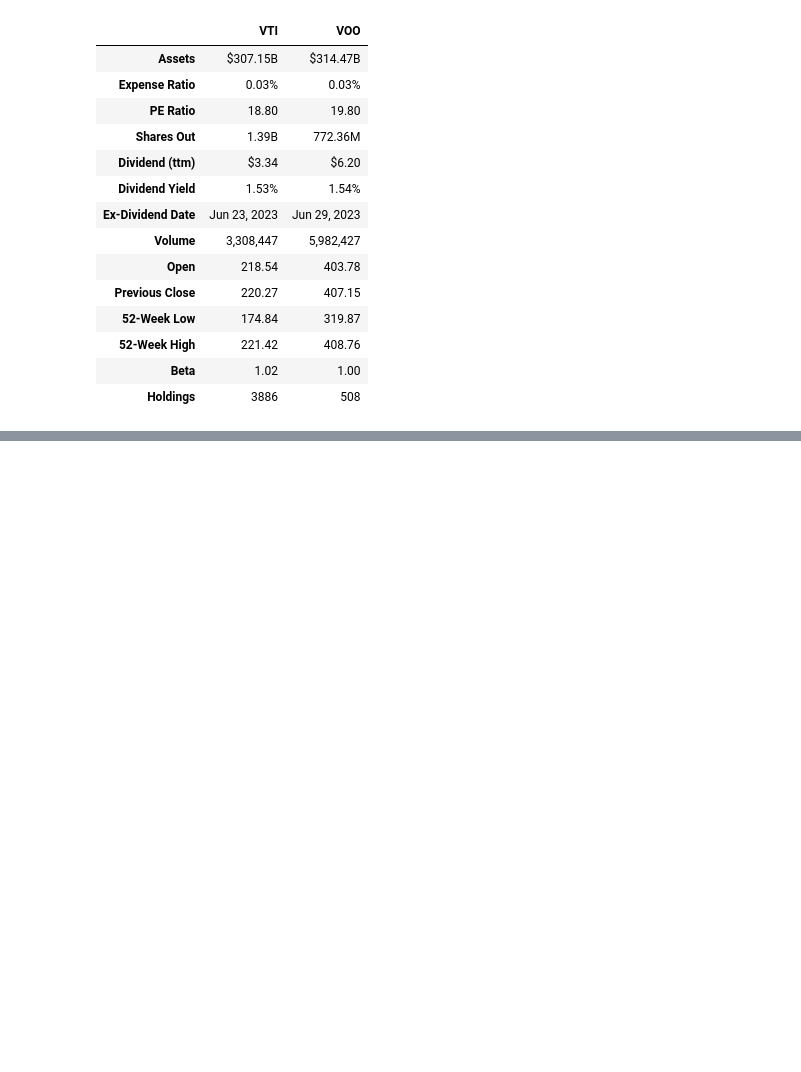
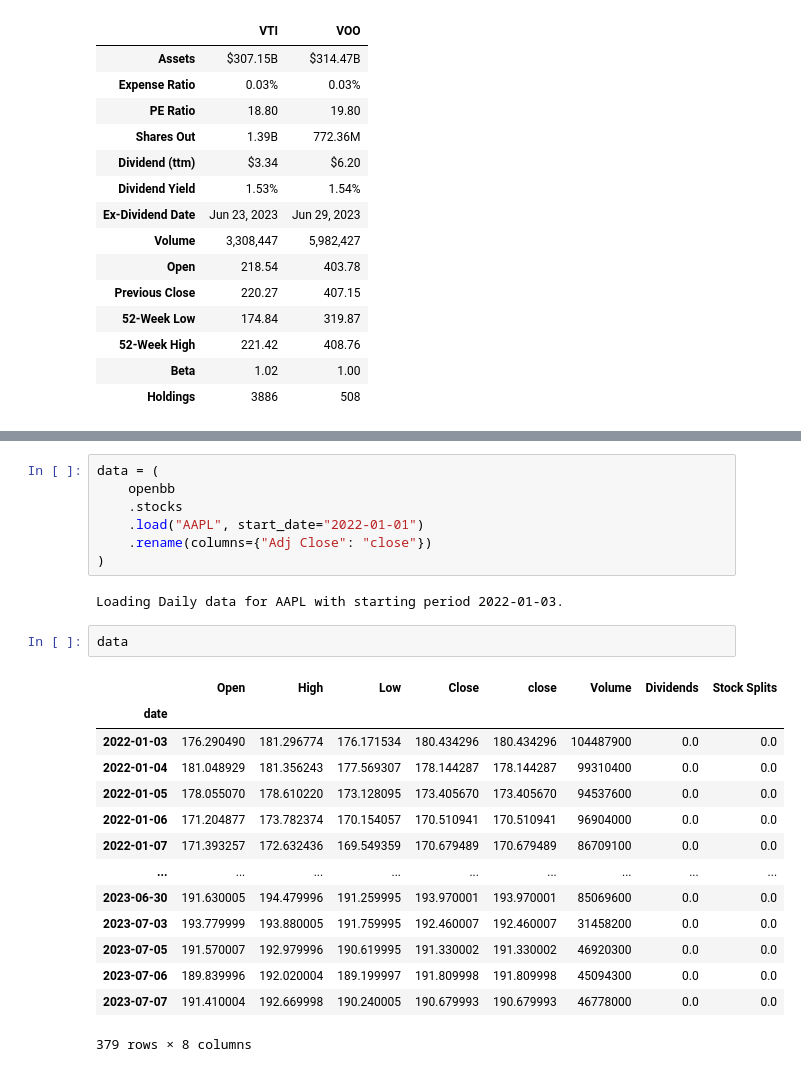
Before and after one commit to at672/CS-Backtesting, a Jupyter notebook: Notes.ipynb, the cells around one changed output, grey strips where cells are left out. Cells and saved outputs as stored; diff of their text form; blank space fills up the shorter version.

```diff
--- a/Notes.ipynb
+++ b/Notes.ipynb
@@ -206,0 +272,26 @@ compare_etfs
+# %%
+data = (
+    openbb
+    .stocks
+    .load("AAPL", start_date="2022-01-01")
+    .rename(columns={"Adj Close": "close"})
+)
+# %% [output]
+Loading Daily data for AAPL with starting period 2022-01-03.
+# %%
+data
+# %% [output]
+|  | Open | High | Low | Close | close | Volume | Dividends | Stock Splits |
+| date |  |  |  |  |  |  |  |  |
+| 2022-01-03 | 176.290490 | 181.296774 | 176.171534 | 180.434296 | 180.434296 | 104487900 | 0.0 | 0.0 |
+| 2022-01-04 | 181.048929 | 181.356243 | 177.569307 | 178.144287 | 178.144287 | 99310400 | 0.0 | 0.0 |
+| 2022-01-05 | 178.055070 | 178.610220 | 173.128095 | 173.405670 | 173.405670 | 94537600 | 0.0 | 0.0 |
+| 2022-01-06 | 171.204877 | 173.782374 | 170.154057 | 170.510941 | 170.510941 | 96904000 | 0.0 | 0.0 |
+| 2022-01-07 | 171.393257 | 172.632436 | 169.549359 | 170.679489 | 170.679489 | 86709100 | 0.0 | 0.0 |
+| ... | ... | ... | ... | ... | ... | ... | ... | ... |
+| 2023-06-30 | 191.630005 | 194.479996 | 191.259995 | 193.970001 | 193.970001 | 85069600 | 0.0 | 0.0 |
+| 2023-07-03 | 193.779999 | 193.880005 | 191.759995 | 192.460007 | 192.460007 | 31458200 | 0.0 | 0.0 |
+| 2023-07-05 | 191.570007 | 192.979996 | 190.619995 | 191.330002 | 191.330002 | 46920300 | 0.0 | 0.0 |
+| 2023-07-06 | 189.839996 | 192.020004 | 189.199997 | 191.809998 | 191.809998 | 45094300 | 0.0 | 0.0 |
+| 2023-07-07 | 191.410004 | 192.669998 | 190.240005 | 190.679993 | 190.679993 | 46778000 | 0.0 | 0.0 |
+379 rows × 8 columns
```
Also changed, not shown: parts of 4 cells of this notebook.
